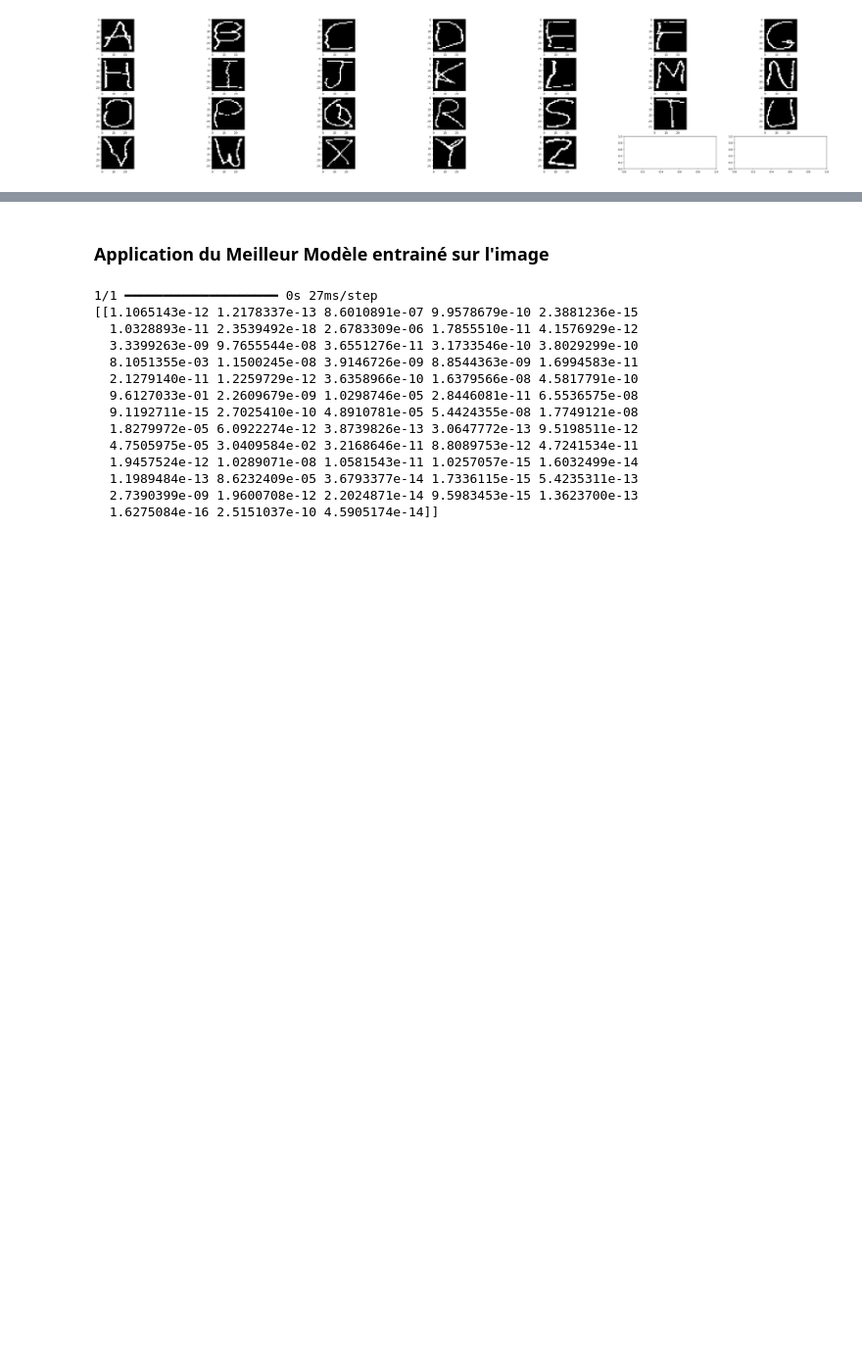
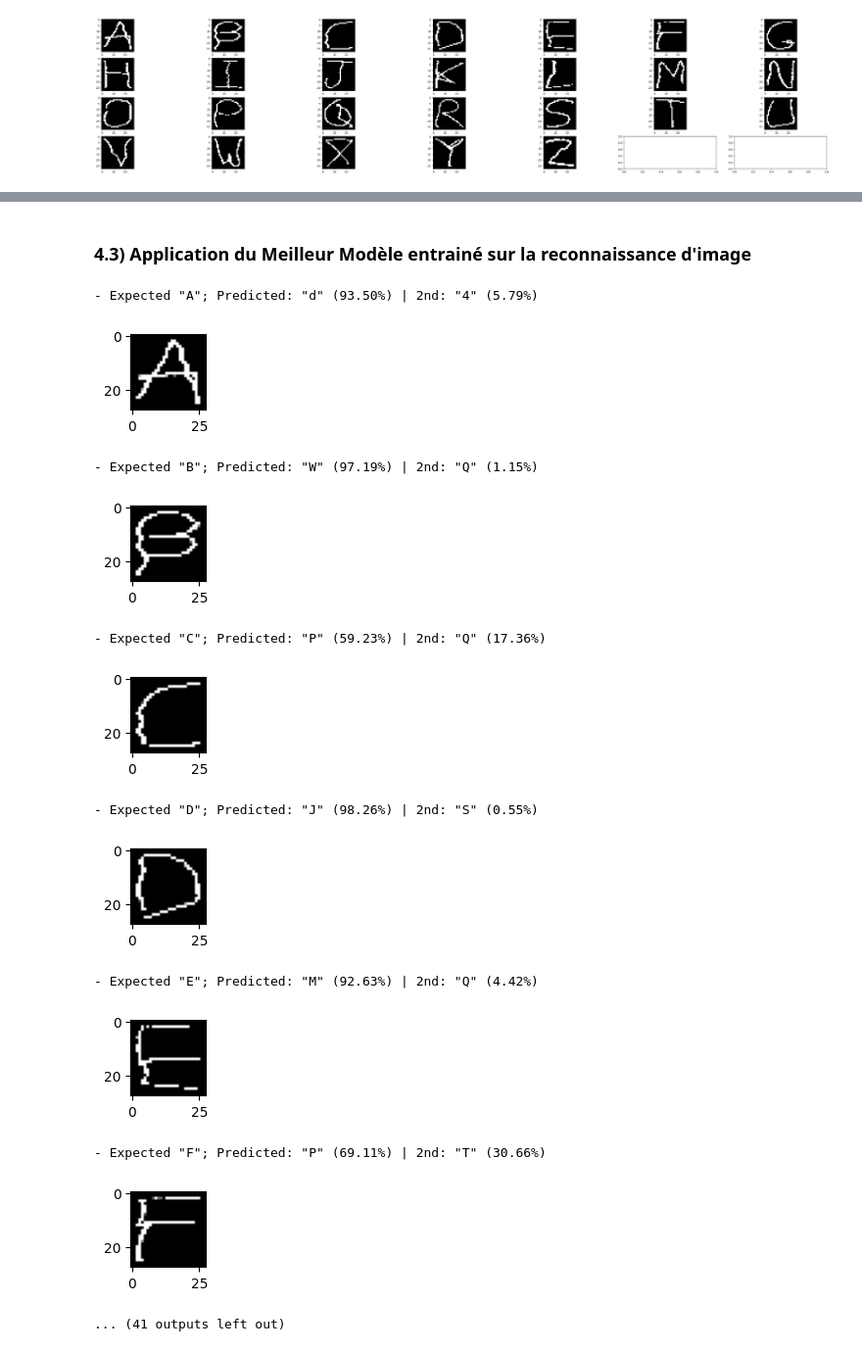
Before and after one commit to axelru26/Projet_Machine_Learning_Air_Drawing, a Jupyter notebook: Air_Drawing.ipynb, the cells around one changed output, grey strips where cells are left out. Shown at 98% size. Drawn from its saved outputs; the diff is of its cells as text; code cells hidden in the pictures; blank space fills up the shorter version.

Commit message:
Traitements de toutes les images + prédiction sur un modele choisi + modif modele CNN save

```diff
--- a/Air_Drawing.ipynb
+++ b/Air_Drawing.ipynb
@@ -87,8 +98,8 @@ Pratique pour stopper ou débugger l'entrainement du modèle.
 label_mapping = np.genfromtxt('./Datasets/emnist_datasets/emnist-byclass-mapping.txt', delimiter=' ')
 
 label_trans = {}
-for label in label_mapping:
-    label_trans[label[0]] = chr(int(label[1]))
+for label_m in label_mapping:
+    label_trans[label_m[0]] = chr(int(label_m[1]))
 
 # Exemple d'une donnée EMNIST
 img_nb = 150
@@ -879,7 +875,7 @@ plt.show()
 # %%
 # Creation du dataset comprenant les images traité extraites des vidéos
 image_folder = './Result/Hand_Detected_Images/'
-dataset_rows = []
+data_samples = []
 fig, axes = plt.subplots(4, 7, figsize=(50, 10))
 axes = axes.flatten()
 i = 0
@@ -889,24 +885,16 @@ for name_folder in sorted(os.listdir(image_folder)):
         letter_label = os.path.splitext(name_folder)[0]
         image_path = f'{image_folder}{letter_label}.png'
 
-        # Traitement image 28x28 et affichage
+        # Traitement image 28x28 et affichage des images traité
         processed_img  = process_image(image_path)
         ax = axes[i]
         ax.imshow(processed_img,cmap='gray')
         i += 1
 
-        # Aplatissement
-        flat_img = processed_img.flatten()
+        # Stockage
+        data_samples.append((letter_label, processed_img))
 
-        # Creation ligne pour DataFrame
-        row = {'label': letter_label}
-        for j in range(784):
-            row[f'pixel{j}'] = flat_img[i]
-
-        dataset_rows.append(row)
-
-# Création du DataFrame final et affichage des lettres après traitement
-df = pd.DataFrame(dataset_rows)
+# Création du DataFrame et affichage des lettres après traitement
 plt.show()
 # %% [output]
 [figure]
@@ -945,21 +901,37 @@ image_ready = normalized.reshape(1, 28, 28, 1)
 # %% [markdown]
-### Application du Meilleur Modèle entrainé sur l'image
+### 4.3) Application du Meilleur Modèle entrainé sur la reconnaissance d'image
 # %%
-prediction = model_cnn1.predict(image_ready)
-print(prediction)
+correct = []
+
+for true_label, img in data_samples:
+    x = img.reshape(1, 28, 28, 1) / 255.0
+    res = model_cnn1.predict(x, verbose=0).reshape(-1)
+    res_ind = np.flip(np.argsort(res))
+
+    pred_char_1 = label_trans[res_ind[0]]
+    pred_char_2 = label_trans[res_ind[1]]
+
+    if true_label == pred_char_1:
+        correct.append(label)
+
+    print(f'- Expected "{true_label}"; Predicted: "{pred_char_1}" ({res[res_ind[0]]*100:.2f}%) | 2nd: "{pred_char_2}" ({res[res_ind[1]]*100:.2f}%)')
+    plt.figure(figsize=(1,1))
+    plt.imshow(img, cmap='gray')
+    plt.show()
+
+print(f'\nAccuracy: {len(correct)}/{len(data_samples)} ({100 * len(correct)/len(data_samples):.2f}%)')
 # %% [output]
-1/1 ━━━━━━━━━━━━━━━━━━━━ 0s 27ms/step
-[[1.1065143e-12 1.2178337e-13 8.6010891e-07 9.9578679e-10 2.3881236e-15
-  1.0328893e-11 2.3539492e-18 2.6783309e-06 1.7855510e-11 4.1576929e-12
-  3.3399263e-09 9.7655544e-08 3.6551276e-11 3.1733546e-10 3.8029299e-10
-  8.1051355e-03 1.1500245e-08 3.9146726e-09 8.8544363e-09 1.6994583e-11
-  2.1279140e-11 1.2259729e-12 3.6358966e-10 1.6379566e-08 4.5817791e-10
-  9.6127033e-01 2.2609679e-09 1.0298746e-05 2.8446081e-11 6.5536575e-08
-  9.1192711e-15 2.7025410e-10 4.8910781e-05 5.4424355e-08 1.7749121e-08
-  1.8279972e-05 6.0922274e-12 3.8739826e-13 3.0647772e-13 9.5198511e-12
-  4.7505975e-05 3.0409584e-02 3.2168646e-11 8.8089753e-12 4.7241534e-11
-  1.9457524e-12 1.0289071e-08 1.0581543e-11 1.0257057e-15 1.6032499e-14
-  1.1989484e-13 8.6232409e-05 3.6793377e-14 1.7336115e-15 5.4235311e-13
-  2.7390399e-09 1.9600708e-12 2.2024871e-14 9.5983453e-15 1.3623700e-13
-  1.6275084e-16 2.5151037e-10 4.5905174e-14]]
+- Expected "A"; Predicted: "d" (93.50%) | 2nd: "4" (5.79%)
+[figure, added]
+- Expected "B"; Predicted: "W" (97.19%) | 2nd: "Q" (1.15%)
+[figure, added]
+- Expected "C"; Predicted: "P" (59.23%) | 2nd: "Q" (17.36%)
+[figure, added]
+- Expected "D"; Predicted: "J" (98.26%) | 2nd: "S" (0.55%)
+[figure, added]
+- Expected "E"; Predicted: "M" (92.63%) | 2nd: "Q" (4.42%)
+[figure, added]
+- Expected "F"; Predicted: "P" (69.11%) | 2nd: "T" (30.66%)
+[figure, added]
+... (41 outputs left out)
 # %% [markdown]
```
Also changed, not shown: parts of 30 cells of this notebook, 1 other file.
